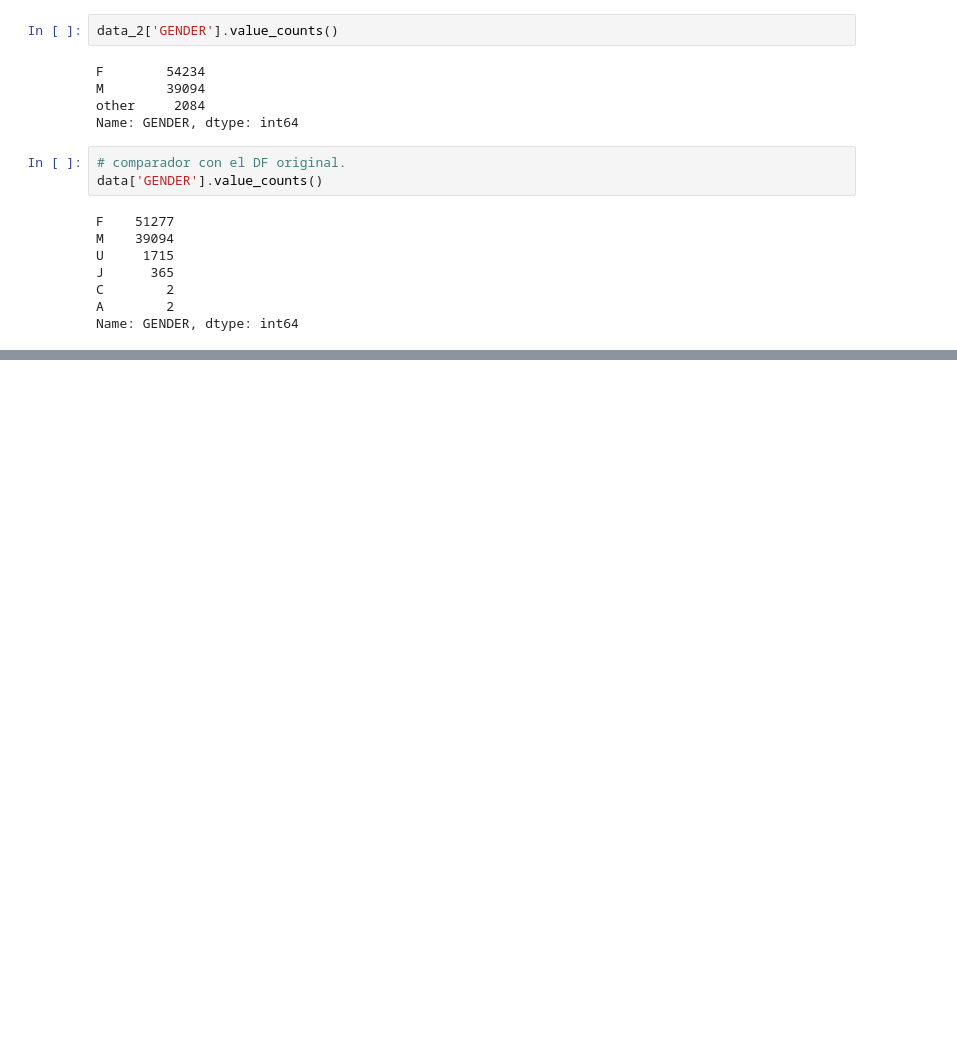
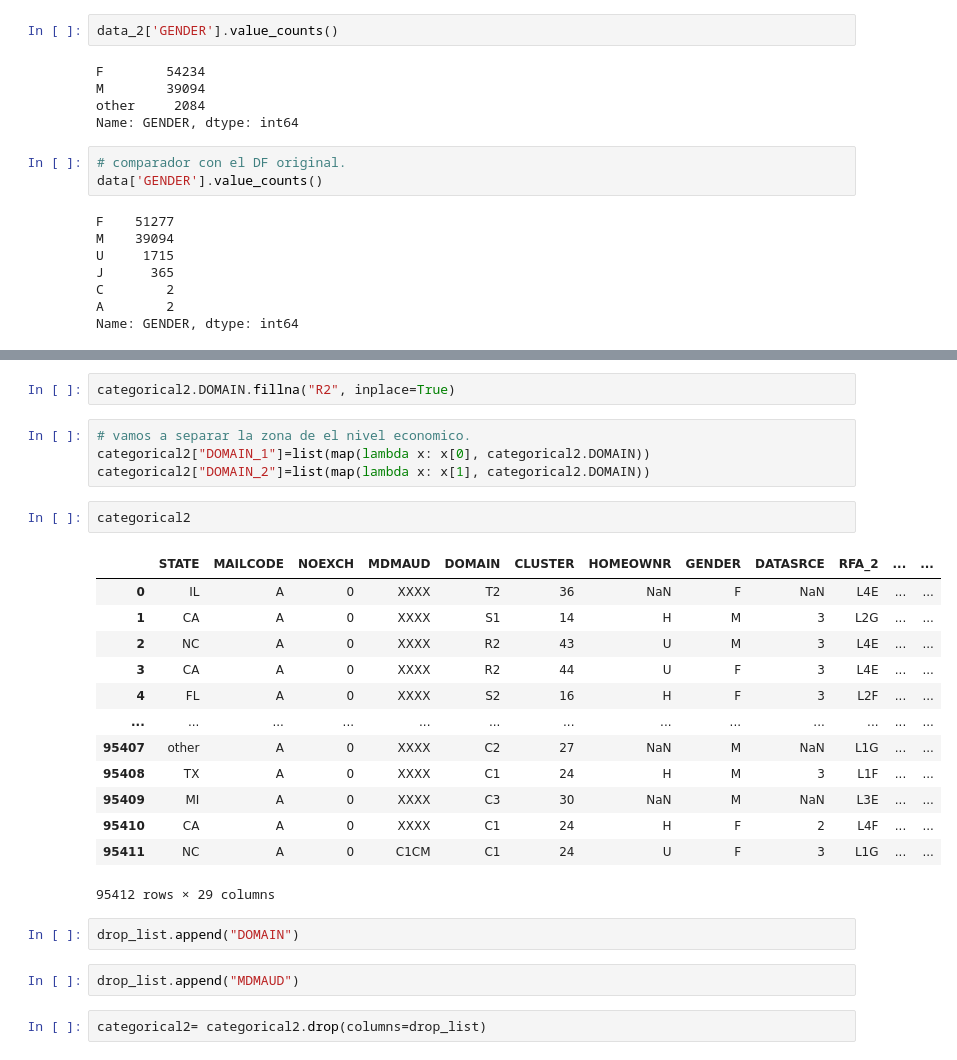
Before and after one commit to Rorivero992/LABS, a Jupyter notebook: case_study_EDA.ipynb, the cells around one changed output, grey strips where cells are left out. Cells and saved outputs as stored; diff of their text form; blank space fills up the shorter version.

```diff
--- a/case_study_EDA.ipynb
+++ b/case_study_EDA.ipynb
@@ -455,0 +563,28 @@ Name: GENDER, dtype: int64
+# %%
+categorical2.DOMAIN.fillna("R2", inplace=True)
+# %%
+# vamos a separar la zona de el nivel economico.
+categorical2["DOMAIN_1"]=list(map(lambda x: x[0], categorical2.DOMAIN))
+categorical2["DOMAIN_2"]=list(map(lambda x: x[1], categorical2.DOMAIN))
+# %%
+categorical2
+# %% [output]
+|  | STATE | MAILCODE | NOEXCH | MDMAUD | DOMAIN | CLUSTER | HOMEOWNR | GENDER | DATASRCE | RFA_2 | ... | ... |
+| 0 | IL | A | 0 | XXXX | T2 | 36 | NaN | F | NaN | L4E | ... | ... |
+| 1 | CA | A | 0 | XXXX | S1 | 14 | H | M | 3 | L2G | ... | ... |
+| 2 | NC | A | 0 | XXXX | R2 | 43 | U | M | 3 | L4E | ... | ... |
+| 3 | CA | A | 0 | XXXX | R2 | 44 | U | F | 3 | L4E | ... | ... |
+| 4 | FL | A | 0 | XXXX | S2 | 16 | H | F | 3 | L2F | ... | ... |
+| ... | ... | ... | ... | ... | ... | ... | ... | ... | ... | ... | ... | ... |
+| 95407 | other | A | 0 | XXXX | C2 | 27 | NaN | M | NaN | L1G | ... | ... |
+| 95408 | TX | A | 0 | XXXX | C1 | 24 | H | M | 3 | L1F | ... | ... |
+| 95409 | MI | A | 0 | XXXX | C3 | 30 | NaN | M | NaN | L3E | ... | ... |
+| 95410 | CA | A | 0 | XXXX | C1 | 24 | H | F | 2 | L4F | ... | ... |
+| 95411 | NC | A | 0 | C1CM | C1 | 24 | U | F | 3 | L1G | ... | ... |
+95412 rows × 29 columns
+# %%
+drop_list.append("DOMAIN")
+# %%
+drop_list.append("MDMAUD")
+# %%
+categorical2= categorical2.drop(columns=drop_list)
```
Also changed, not shown: parts of 59 cells of this notebook.
